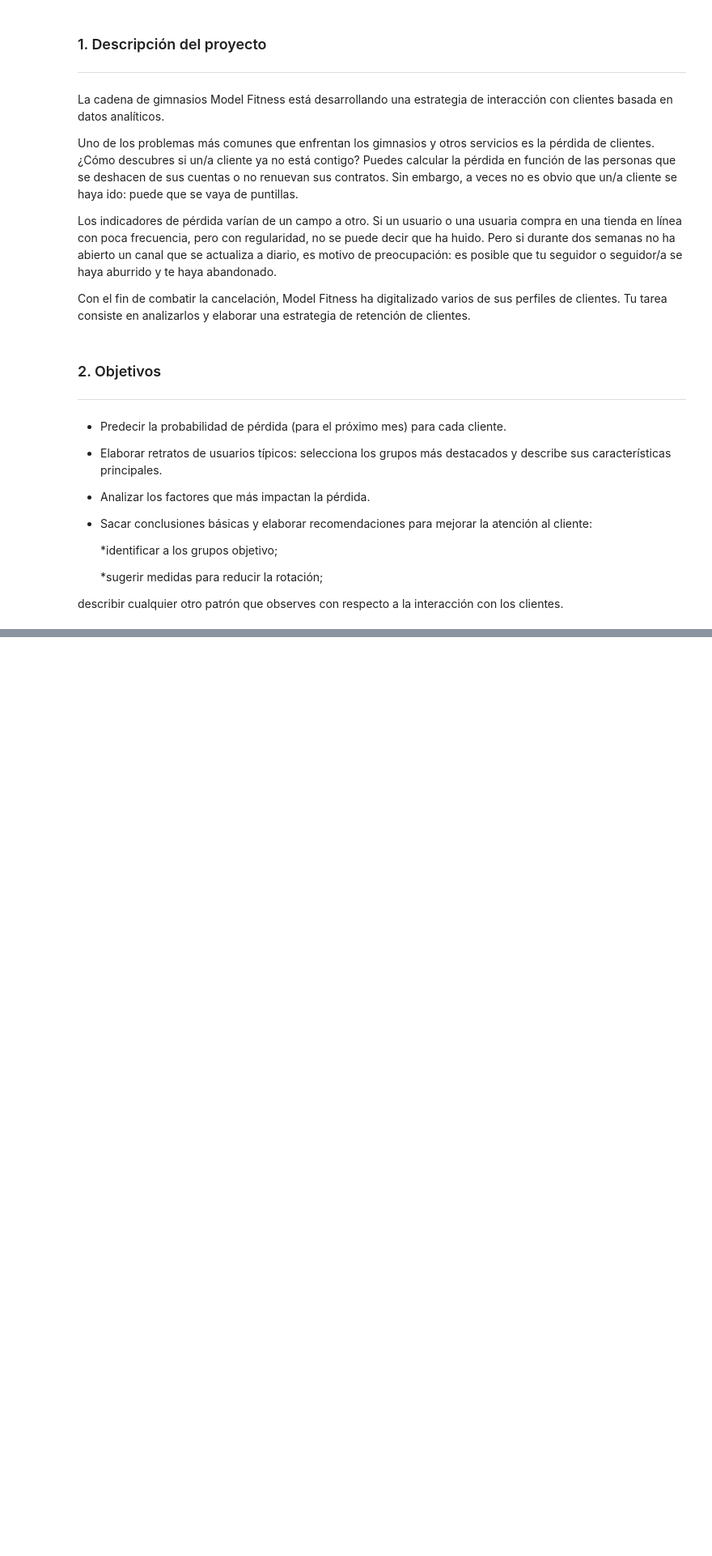
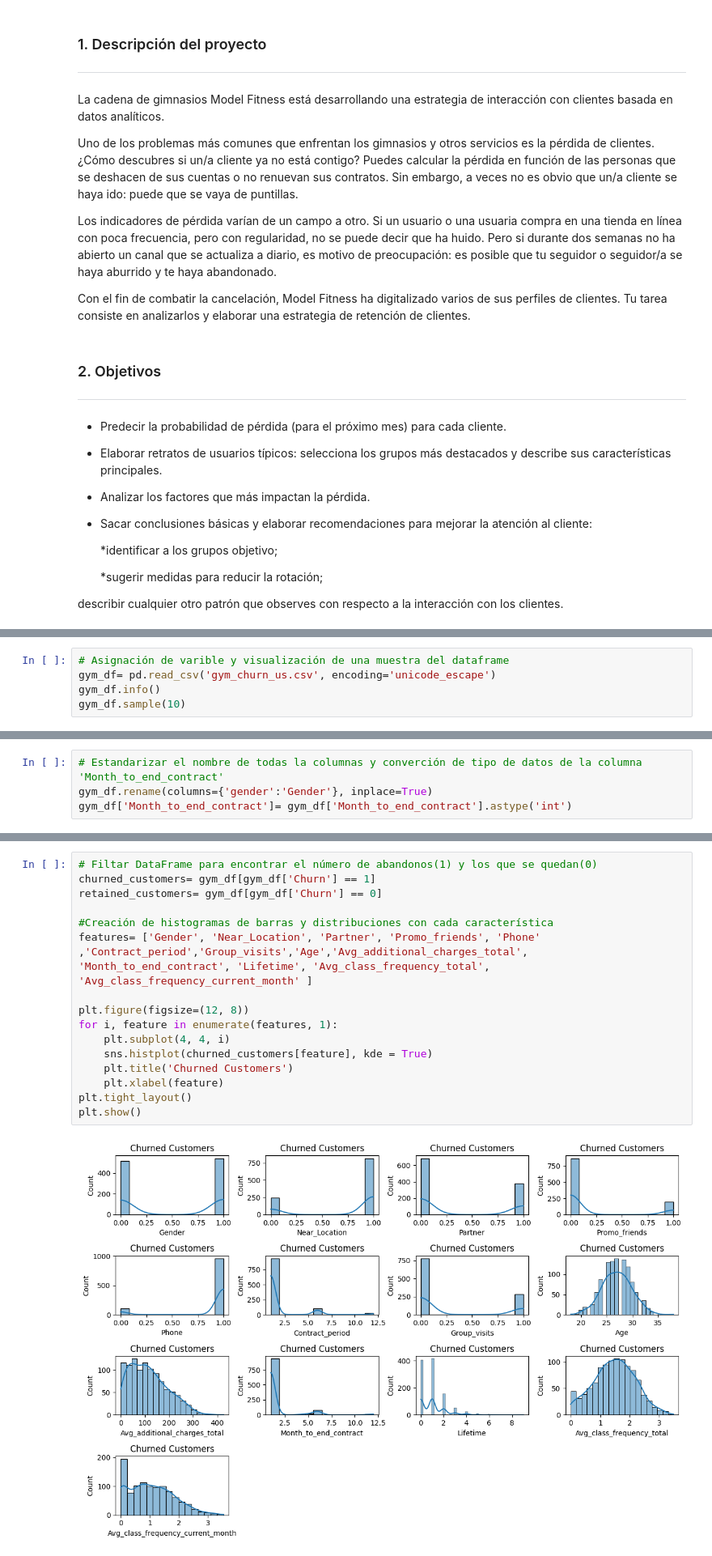
Before and after one commit to CECILIAM14/PROYECTO-13, a Jupyter notebook: PROYECTO 13/Notebook.ipynb, the cells around one changed output, grey strips where cells are left out. Shown at 81% size. Saved outputs shown, nothing was run; the diff lists cells and outputs as text; blank space fills up the shorter version.

```diff
--- a/PROYECTO 13/Notebook.ipynb
+++ b/PROYECTO 13/Notebook.ipynb
@@ -27,0 +42,5 @@ describir cualquier otro patrón que observes con respecto a la interacción con
+# %%
+# Asignación de varible y visualización de una muestra del dataframe
+gym_df= pd.read_csv('gym_churn_us.csv', encoding='unicode_escape')
+gym_df.info()
+gym_df.sample(10)
@@ -28 +76,5 @@ describir cualquier otro patrón que observes con respecto a la interacción con
+# %%
+# Estandarizar el nombre de todas la columnas y converción de tipo de datos de la columna 'Month_to_end_contract'
+gym_df.rename(columns={'gender':'Gender'}, inplace=True)
+gym_df['Month_to_end_contract']= gym_df['Month_to_end_contract'].astype('int')
 # %% [markdown]
@@ -96,0 +130,18 @@ churn_df.describe().T
+# %%
+# Filtar DataFrame para encontrar el número de abandonos(1) y los que se quedan(0)
+churned_customers= gym_df[gym_df['Churn'] == 1]
+retained_customers= gym_df[gym_df['Churn'] == 0]
+
+#Creación de histogramas de barras y distribuciones con cada característica
+features= ['Gender', 'Near_Location', 'Partner', 'Promo_friends', 'Phone' ,'Contract_period','Group_visits','Age','Avg_additional_charges_total', 'Month_to_end_contract', 'Lifetime', 'Avg_class_frequency_total', 'Avg_class_frequency_current_month' ]
+
+plt.figure(figsize=(12, 8))
+for i, feature in enumerate(features, 1):
+    plt.subplot(4, 4, i)
+    sns.histplot(churned_customers[feature], kde = True)
+    plt.title('Churned Customers')
+    plt.xlabel(feature)
+plt.tight_layout()
+plt.show()
+# %% [output]
+[figure, added]
```
Also changed, not shown: parts of 28 cells of this notebook.
